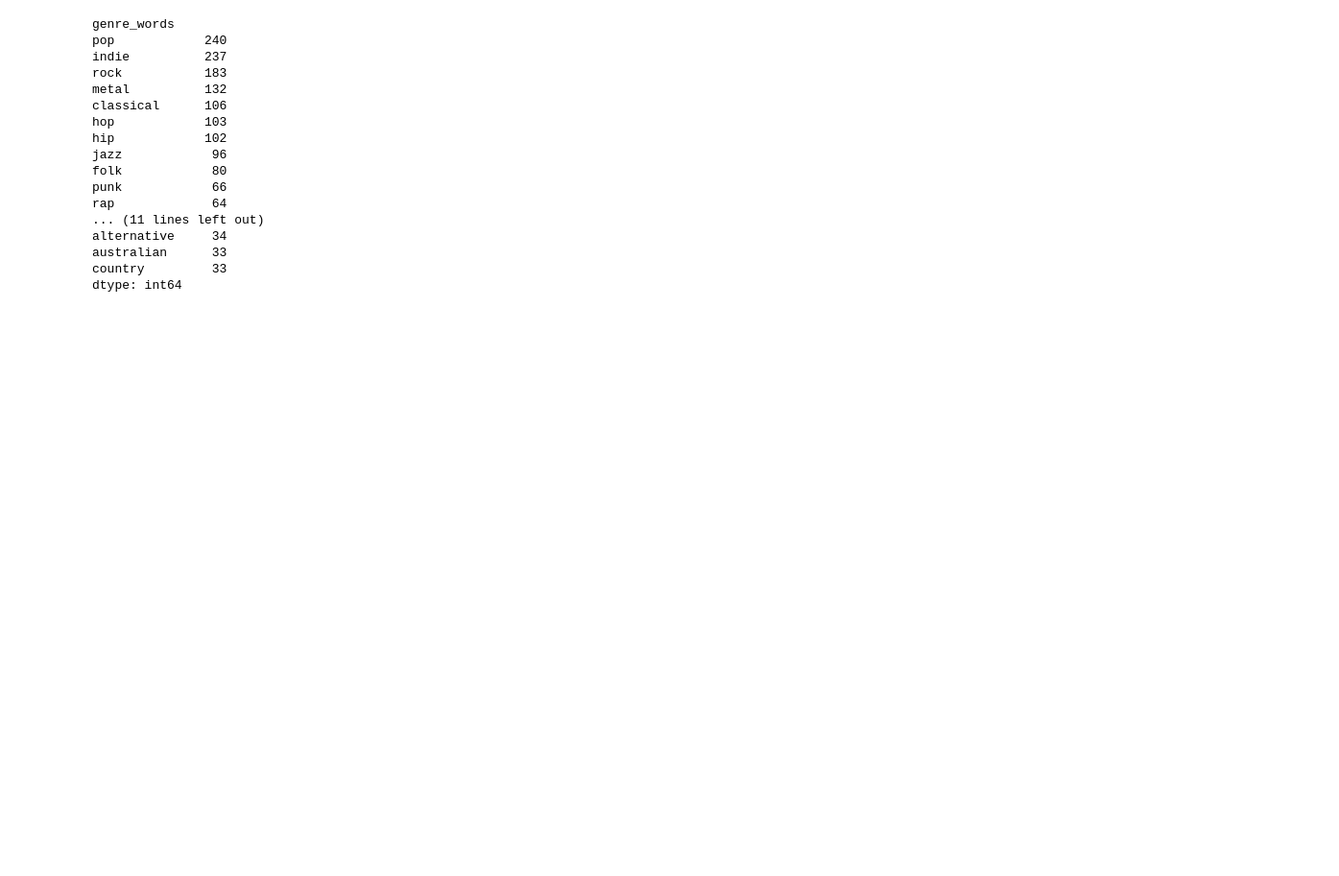
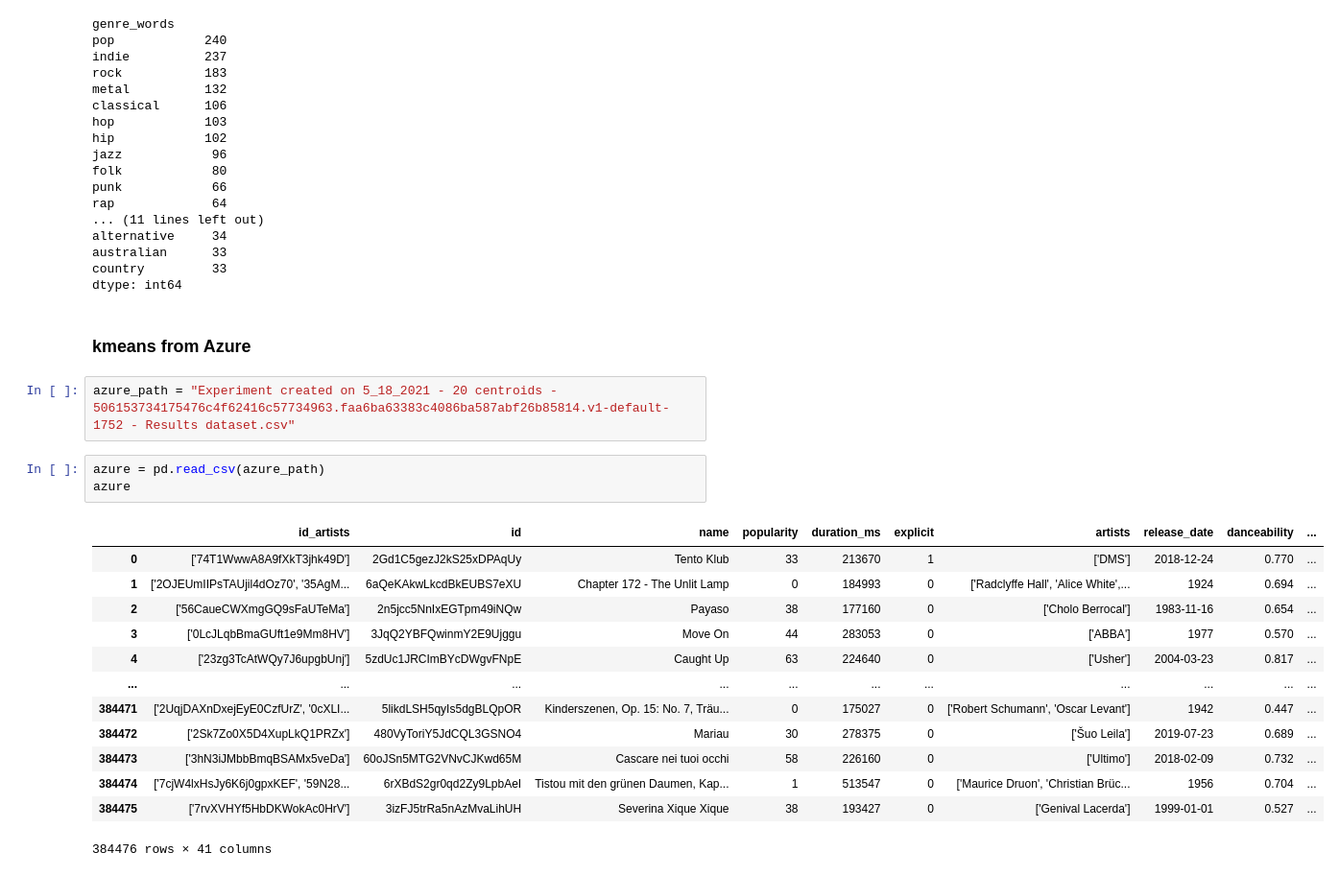
Before and after one commit to sabrinawjo/Music_ML, a Jupyter notebook: Jake/Jake_working.ipynb, the cells around one changed output. Shown at 96% size. Saved outputs shown, nothing was run; the diff lists cells and outputs as text; blank space fills up the shorter version.

```diff
--- a/Jake/Jake_working.ipynb
+++ b/Jake/Jake_working.ipynb
@@ -411,3 +409,24 @@ alternative     34
 australian      33
 country         33
 dtype: int64
+# %% [markdown]
+### kmeans from Azure
+# %%
+azure_path = "Experiment created on 5_18_2021 - 20 centroids - 506153734175476c4f62416c57734963.faa6ba63383c4086ba587abf26b85814.v1-default-1752 - Results dataset.csv"
+# %%
+azure = pd.read_csv(azure_path)
+azure
+# %% [output]
+|  | id_artists | id | name | popularity | duration_ms | explicit | artists | release_date | danceability | ... |
+| 0 | ['74T1WwwA8A9fXkT3jhk49D'] | 2Gd1C5gezJ2kS25xDPAqUy | Tento Klub | 33 | 213670 | 1 | ['DMS'] | 2018-12-24 | 0.770 | ... |
+| 1 | ['2OJEUmIIPsTAUjil4dOz70', '35AgM... | 6aQeKAkwLkcdBkEUBS7eXU | Chapter 172 - The Unlit Lamp | 0 | 184993 | 0 | ['Radclyffe Hall', 'Alice White',... | 1924 | 0.694 | ... |
+| 2 | ['56CaueCWXmgGQ9sFaUTeMa'] | 2n5jcc5NnIxEGTpm49iNQw | Payaso | 38 | 177160 | 0 | ['Cholo Berrocal'] | 1983-11-16 | 0.654 | ... |
+| 3 | ['0LcJLqbBmaGUft1e9Mm8HV'] | 3JqQ2YBFQwinmY2E9Ujggu | Move On | 44 | 283053 | 0 | ['ABBA'] | 1977 | 0.570 | ... |
+| 4 | ['23zg3TcAtWQy7J6upgbUnj'] | 5zdUc1JRCImBYcDWgvFNpE | Caught Up | 63 | 224640 | 0 | ['Usher'] | 2004-03-23 | 0.817 | ... |
+| ... | ... | ... | ... | ... | ... | ... | ... | ... | ... | ... |
+| 384471 | ['2UqjDAXnDxejEyE0CzfUrZ', '0cXLI... | 5likdLSH5qyIs5dgBLQpOR | Kinderszenen, Op. 15: No. 7, Träu... | 0 | 175027 | 0 | ['Robert Schumann', 'Oscar Levant'] | 1942 | 0.447 | ... |
+| 384472 | ['2Sk7Zo0X5D4XupLkQ1PRZx'] | 480VyToriY5JdCQL3GSNO4 | Mariau | 30 | 278375 | 0 | ['Šuo Leila'] | 2019-07-23 | 0.689 | ... |
+| 384473 | ['3hN3iJMbbBmqBSAMx5veDa'] | 60oJSn5MTG2VNvCJKwd65M | Cascare nei tuoi occhi | 58 | 226160 | 0 | ['Ultimo'] | 2018-02-09 | 0.732 | ... |
+| 384474 | ['7cjW4lxHsJy6K6j0gpxKEF', '59N28... | 6rXBdS2gr0qd2Zy9LpbAeI | Tistou mit den grünen Daumen, Kap... | 1 | 513547 | 0 | ['Maurice Druon', 'Christian Brüc... | 1956 | 0.704 | ... |
+| 384475 | ['7rvXVHYf5HbDKWokAc0HrV'] | 3izFJ5trRa5nAzMvaLihUH | Severina Xique Xique | 38 | 193427 | 0 | ['Genival Lacerda'] | 1999-01-01 | 0.527 | ... |
+384476 rows × 41 columns
```
Also changed, not shown: parts of 7 cells of this notebook, 5 other files.
